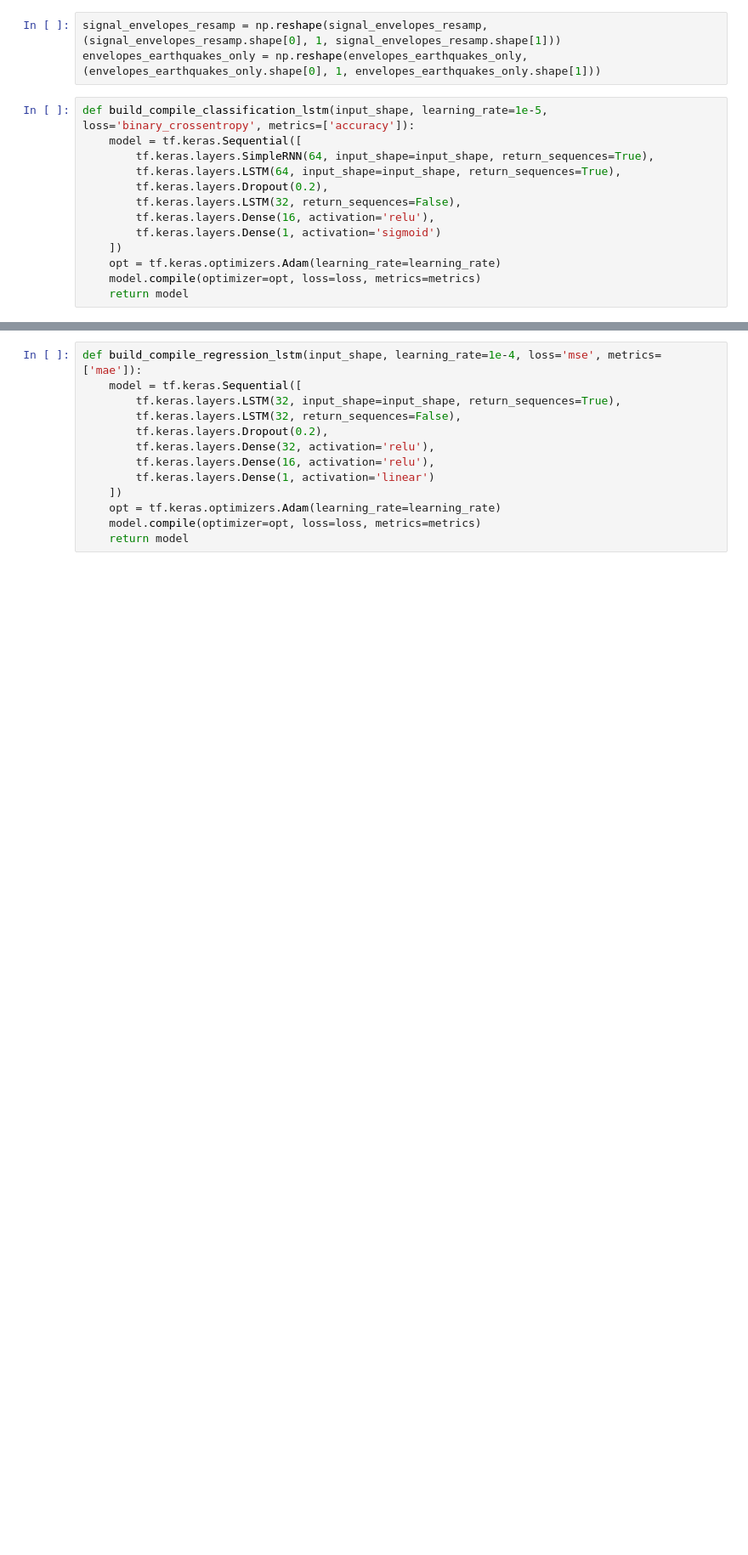
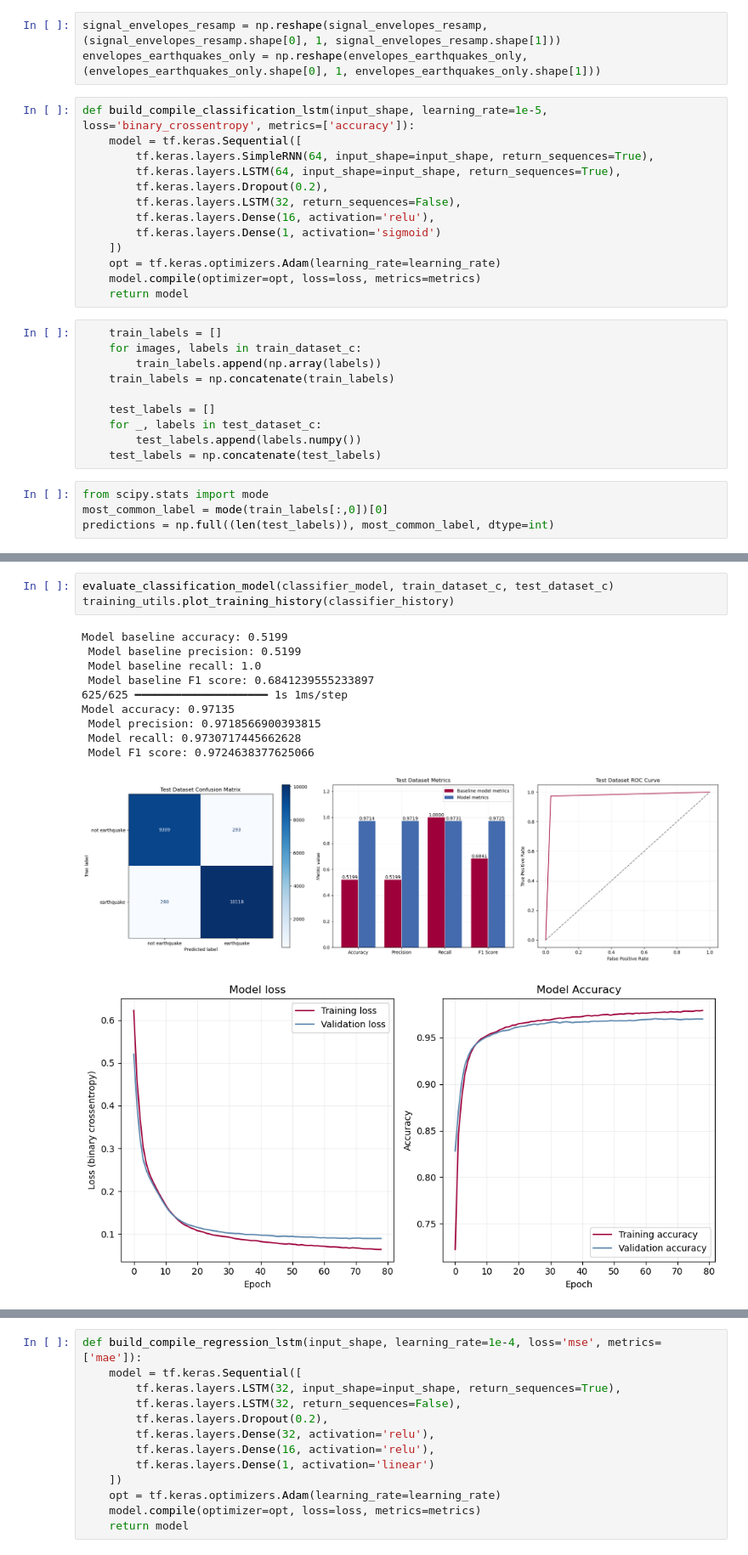
Before and after one commit to kaelynn-rose/Earthquake_Detection, a Jupyter notebook: notebooks/model_training_lstm.ipynb, the cells around one changed output, grey strips where cells are left out. Shown at 85% size. Cells and saved outputs as stored; diff of their text form; blank space fills up the shorter version.

```diff
--- a/notebooks/model_training_lstm.ipynb
+++ b/notebooks/model_training_lstm.ipynb
@@ -104,3 +106,17 @@ def build_compile_classification_lstm(input_shape, learning_rate=1e-5, loss='bin
     opt = tf.keras.optimizers.Adam(learning_rate=learning_rate)
     model.compile(optimizer=opt, loss=loss, metrics=metrics)
     return model
+# %%
+    train_labels = []
+    for images, labels in train_dataset_c:
+        train_labels.append(np.array(labels))
+    train_labels = np.concatenate(train_labels)
+
+    test_labels = []
+    for _, labels in test_dataset_c:
+        test_labels.append(labels.numpy())
+    test_labels = np.concatenate(test_labels)
+# %%
+from scipy.stats import mode
+most_common_label = mode(train_labels[:,0])[0]
+predictions = np.full((len(test_labels)), most_common_label, dtype=int)
@@ -107,2 +200,17 @@ def build_compile_classification_lstm(input_shape, learning_rate=1e-5, loss='bin
+# %%
+evaluate_classification_model(classifier_model, train_dataset_c, test_dataset_c)
+training_utils.plot_training_history(classifier_history)
+# %% [output]
+Model baseline accuracy: 0.5199
+ Model baseline precision: 0.5199
+ Model baseline recall: 1.0
+ Model baseline F1 score: 0.6841239555233897
+625/625 ━━━━━━━━━━━━━━━━━━━━ 1s 1ms/step
+Model accuracy: 0.97135
+ Model precision: 0.9718566900393815
+ Model recall: 0.9730717445662628
+ Model F1 score: 0.9724638377625066
+[figure, added]
+[figure, added]
 # %%
 # Set up model callbacks
```
Also changed, not shown: parts of 12 cells of this notebook, 5 other files.
